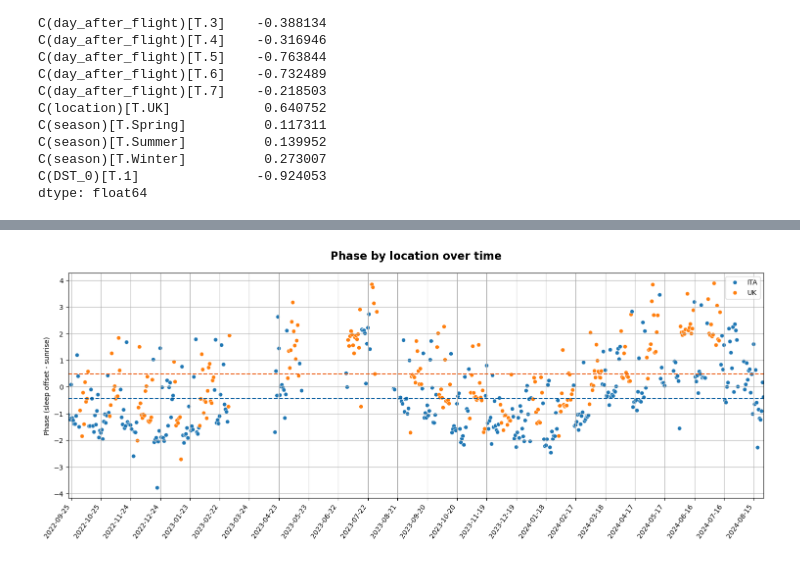
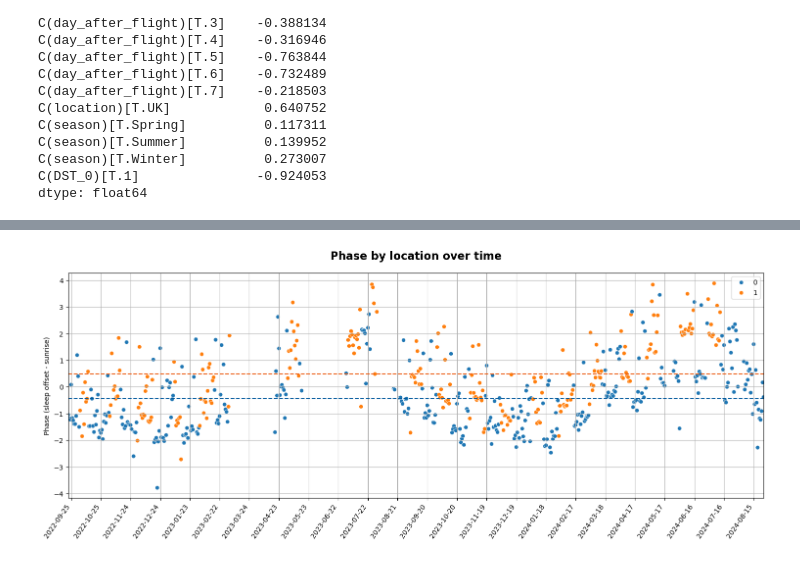
Before and after one commit to Gianluca-cnd/Case_report_uk_VS_ita, a Jupyter notebook: jetlag_UTC.ipynb, the cells around one changed output, grey strips where cells are left out. Cells and saved outputs as stored; diff of their text form; code cells hidden in the pictures.

```diff
--- a/jetlag_UTC.ipynb
+++ b/jetlag_UTC.ipynb
@@ -915,4 +916,2 @@ _Phase by location, time and season_
 data_phase = df.dropna(subset=['phase', 'location', 'date', 'photoperiod', 'season', 'DST_0'])
-# %%
-data_phase['location'] = data_phase['location'].map({'ITA': 0, 'UK': 1}) # convert the location to numerical values
 # %%
@@ -951,23 +944,23 @@ Generalized Linear Model Regression Results
 # %%
 plt.figure(figsize=(15, 6))
-sns.scatterplot(x='date', y='phase', hue='location', data=df)
+sns.scatterplot(x='date', y='phase', hue='location', data=data_phase)
 plt.title('Phase by location over time', fontsize=16, fontweight='bold', loc='center', pad=20)
 plt.ylabel('Phase (sleep offset - sunrise)')
 plt.xlabel('')
 plt.legend()
 plt.grid(True)
 plt.xticks(rotation=55, ha='right')
 plt.tight_layout()
 plt.xlim(df['date'].min(), df['date'].max())
 
 # get the current axes then set the x-axis major locator
 # plot.gca()=ax if set ax = plt.gca()
 plt.gca().xaxis.set_major_locator(MultipleLocator(30))
 
 #add the mean of the phase for the two locations
 plt.axhline(df[df['location'] == 'ITA']['phase'].mean(), color='#00589c', linestyle='--', label='ITA mean')
 plt.axhline(df[df['location'] == 'UK']['phase'].mean(), color='#ec611a', linestyle='--', label='UK mean')
 
 plt.show()
 # %% [output]
-[figure, old version]
+[figure, new version]
```
Also changed, not shown: parts of 8 cells of this notebook.
